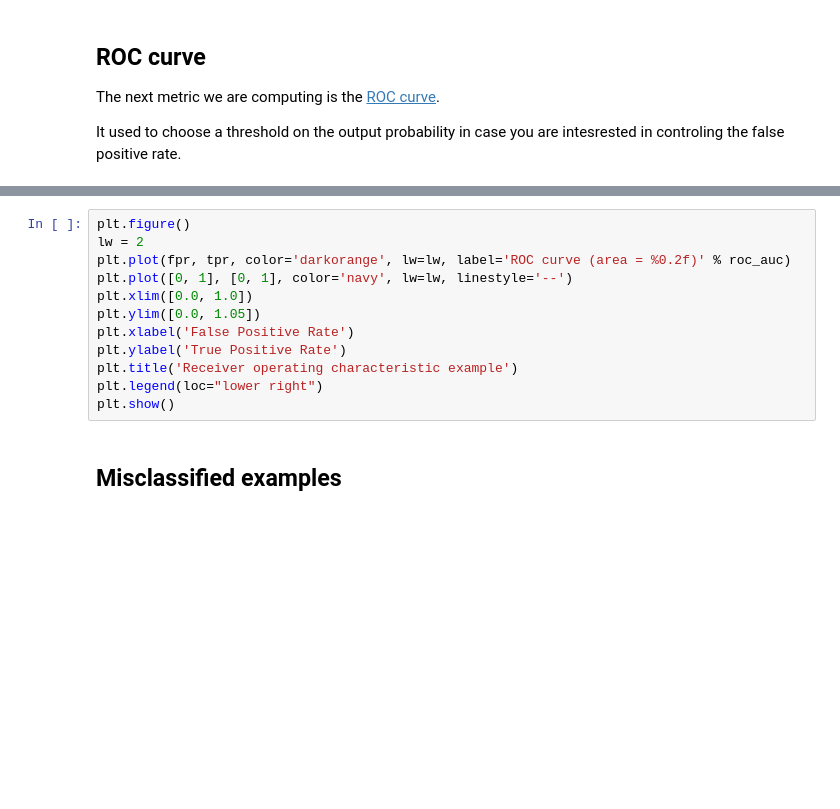
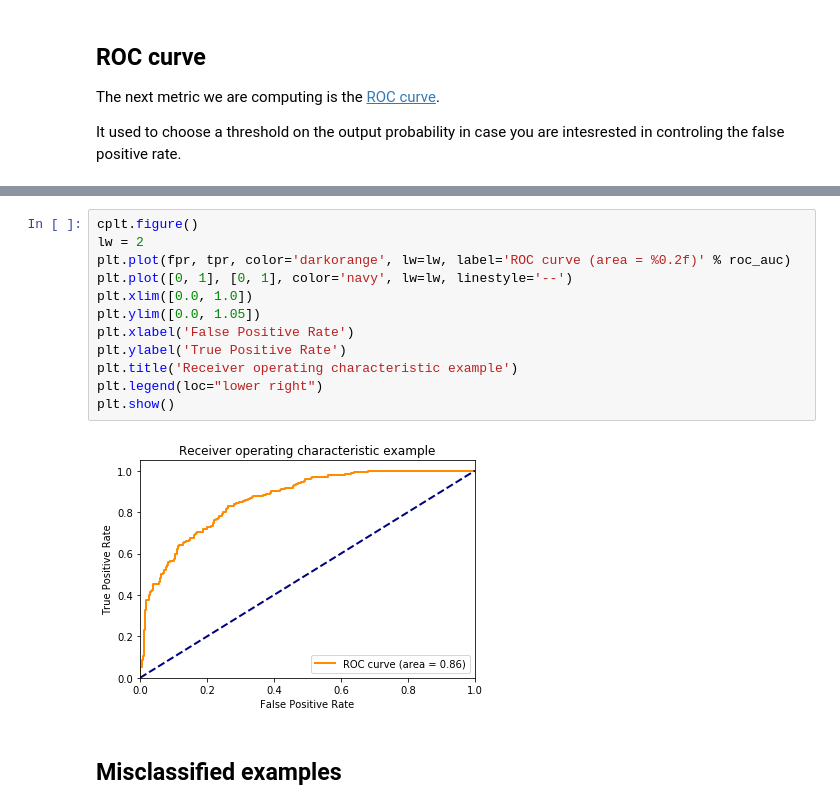
Before and after one commit to rescallier/isae-practical-deep-learning, a Jupyter notebook: 1_session_1_hands_on.ipynb, the cells around one changed output, grey strips where cells are left out. Cells and saved outputs as stored; diff of their text form; blank space fills up the shorter version.

```diff
--- a/1_session_1_hands_on.ipynb
+++ b/1_session_1_hands_on.ipynb
@@ -210,15 +315,17 @@ roc_auc = auc(fpr, tpr)
 # %%
-plt.figure()
+cplt.figure()
 lw = 2
 plt.plot(fpr, tpr, color='darkorange', lw=lw, label='ROC curve (area = %0.2f)' % roc_auc)
 plt.plot([0, 1], [0, 1], color='navy', lw=lw, linestyle='--')
 plt.xlim([0.0, 1.0])
 plt.ylim([0.0, 1.05])
 plt.xlabel('False Positive Rate')
 plt.ylabel('True Positive Rate')
 plt.title('Receiver operating characteristic example')
 plt.legend(loc="lower right")
 plt.show()
+# %% [output]
+[figure, added]
 # %% [markdown]
 ## Misclassified examples
 # %% [markdown]
```
Also changed, not shown: parts of 18 cells of this notebook.
